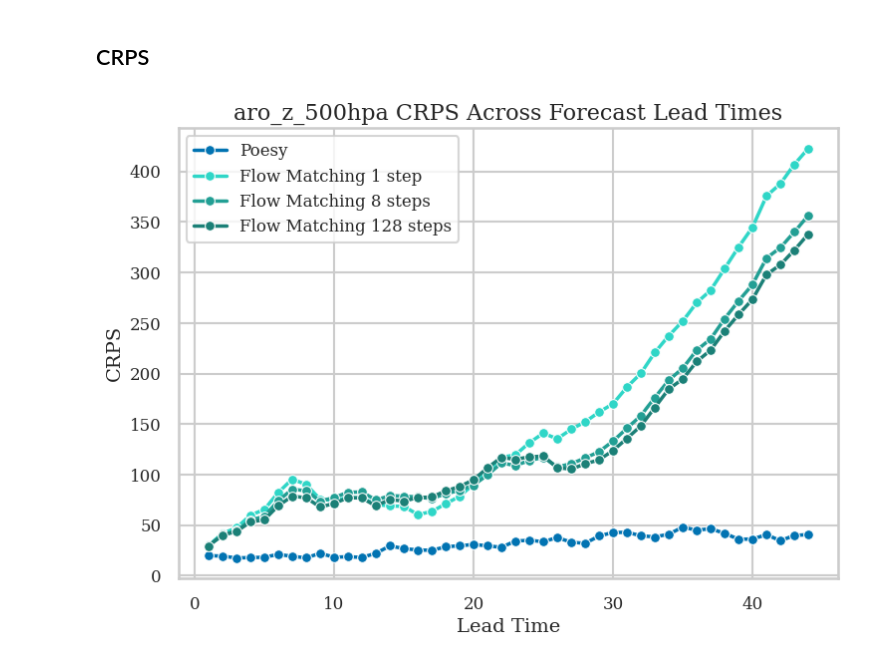
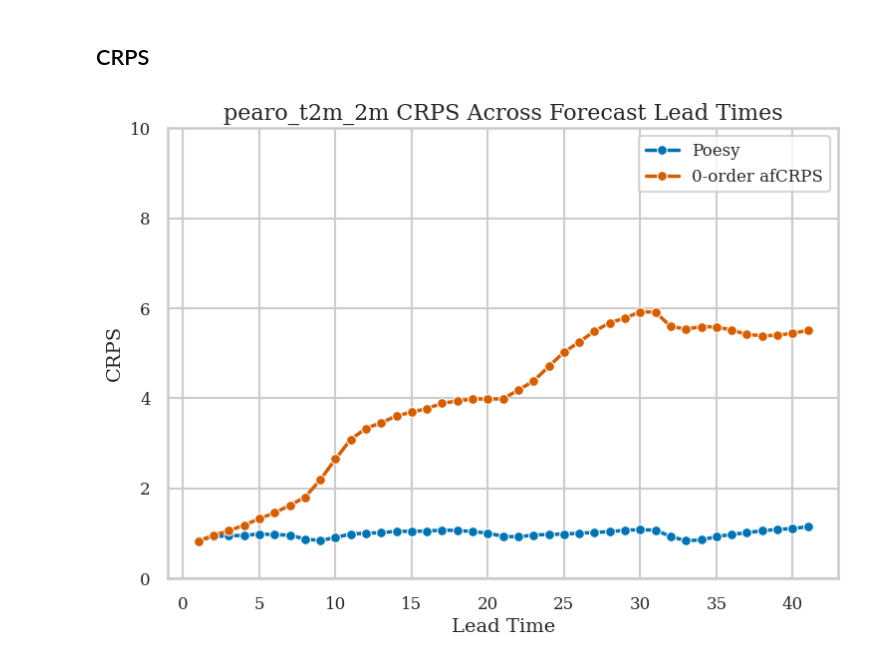
Before and after one commit to AdrienAudren/py4cast, a Jupyter notebook: tbparse.ipynb, the cells around one changed output. Cells and saved outputs as stored; diff of their text form; code cells hidden in the pictures.

```diff
--- a/tbparse.ipynb
+++ b/tbparse.ipynb
@@ -309,14 +501,16 @@ plt.show()
 # %%
-poesy_crps = np.load(f"/data/base/test_poesy/pearo_crps_plot_per_param_{var}.npy")
+poesy_crps = np.load(f"/data/titan_21var/afcrps_0order_5em4/test_poesy_6var_1rlt/pearo_crps_plot_per_param_{var}.npy")
 
-# base_crps = np.load(f"/data/base/test_poesy/preds_crps_plot_per_param_{var}.npy")
+order0_crps = np.load(f"/data/titan_21var/afcrps_0order_5em4/test_poesy_6var_1rlt/preds_crps_plot_per_param_{var}.npy")
 
-# forcing_crps = np.load(f"/data/Unetrpp_crps_8nm_v2/test_poesy/preds_crps_plot_per_param_{var}.npy")
+# base_crps = np.load(f"/data/baseARP/test_poesy/preds_crps_plot_per_param_{var}.npy")
 
-# smooth_crps = np.load(f"/data/Unetrpp_crps_smooth/test_poesy/preds_crps_plot_per_param_{var}.npy")
+# forcing_crps = np.load(f"/data/Unetrpp_crps_forcing_ARP/test_poesy/preds_crps_plot_per_param_{var}.npy")
 
-# stoEPA_crps = np.load(f"/data/Unetrpp_crps_stoEPA/test_poesy/preds_crps_plot_per_param_{var}.npy")
+# # smooth_crps = np.load(f"/data/Unetrpp_crps_smooth/test_poesy/preds_crps_plot_per_param_{var}.npy")
 
-FM_crps = np.load(f"/data/Unetrpp_FM/test_poesy/preds_crps_plot_per_param_{var}.npy")
-FM8_crps = np.load(f"/data/Unetrpp_FM/test_poesy_8steps/preds_crps_plot_per_param_{var}.npy")
-FM128_crps = np.load(f"/data/Unetrpp_FM/test_poesy_128steps/preds_crps_plot_per_param_{var}.npy")
+# # stoEPA_crps = np.load(f"/data/Unetrpp_crps_stoEPA/test_poesy/preds_crps_plot_per_param_{var}.npy")
+
+# FM_crps = np.load(f"/data/Unetrpp_FM_forcing_ARP_v2/test_poesy/preds_crps_plot_per_param_{var}.npy")
+# # FM8_crps = np.load(f"/data/Unetrpp_FM/test_poesy_4steps/preds_crps_plot_per_param_{var}.npy")
+# # FM128_crps = np.load(f"/data/Unetrpp_FM/test_poesy_128steps/preds_crps_plot_per_param_{var}.npy")
@@ -323,32 +519,37 @@ FM128_crps = np.load(f"/data/Unetrpp_FM/test_poesy_128steps/preds_crps_plot_per_
 # %%
+# Use a colorblind-friendly palette
+palette = sns.color_palette("colorblind")
+
 sns.set(style="whitegrid", context="talk", font_scale=1.2)
 plt.rcParams.update({
     "text.usetex": False,
     "font.family": "serif",
     "axes.labelsize": 14,
     "axes.titlesize": 16,
     "legend.fontsize": 12,
     "xtick.labelsize": 12,
     "ytick.labelsize": 12
 })
 
 lead_times = np.arange(1, poesy_crps.shape[0] + 1)
 plt.figure(figsize=(8, 6))
 sns.lineplot(x=lead_times, y=poesy_crps, marker="o", markersize=7, label="Poesy", linewidth=2.5, color=palette[0])
+sns.lineplot(x=lead_times, y=order0_crps, marker="o", markersize=7, label="0-order afCRPS", linewidth=2.5, color=palette[3])
 # sns.lineplot(x=lead_times, y=base_crps, marker="o", markersize=7, label="Base", linewidth=2.5, color=palette[1])
-# sns.lineplot(x=lead_times, y=forcing_crps, marker="o", markersize=7, label="Forcing", linewidth=2.5, color=palette[2])
-# sns.lineplot(x=lead_times, y=smooth_crps, marker="o", markersize=7, label="Smooth", linewidth=2.5, color=palette[3])
-# sns.lineplot(x=lead_times, y=stoEPA_crps, marker="o", markersize=7, label="Stochastic EPA", linewidth=2.5, color=palette[4])
-sns.lineplot(x=lead_times, y=FM_crps, marker="o", markersize=7, label="Flow Matching 1 step", linewidth=2.5, color="#2fd6c7")
-sns.lineplot(x=lead_times, y=FM8_crps, marker="o", markersize=7, label="Flow Matching 8 steps", linewidth=2.5, color="#229f94")
-sns.lineplot(x=lead_times, y=FM128_crps, marker="o", markersize=7, label="Flow Matching 128 steps", linewidth=2.5, color="#1b8077")
+# sns.lineplot(x=lead_times, y=forcing_crps, marker="o", markersize=7, label="CRPS", linewidth=2.5, color=palette[2])
+# # sns.lineplot(x=lead_times, y=smooth_crps, marker="o", markersize=7, label="Smooth", linewidth=2.5, color=palette[3])
+# # sns.lineplot(x=lead_times, y=stoEPA_crps, marker="o", markersize=7, label="Stochastic EPA", linewidth=2.5, color=palette[4])
+# sns.lineplot(x=lead_times, y=FM_crps, marker="o", markersize=7, label="Flow Matching 1 step", linewidth=2.5, color="#2fd6c7")
+# # sns.lineplot(x=lead_times, y=FM8_crps, marker="o", markersize=7, label="Flow Matching 4 steps", linewidth=2.5, color="#229f94")
+# # sns.lineplot(x=lead_times, y=FM128_crps, marker="o", markersize=7, label="Flow Matching 128 steps", linewidth=2.5, color="#1b8077")
 
 # Labels and title
 plt.xlabel("Lead Time")
 plt.ylabel("CRPS")
+plt.ylim(0, 10)
 plt.title(f"{var} CRPS Across Forecast Lead Times")
 plt.legend(loc="best", frameon=True)
 plt.tight_layout()
 plt.show()
 # %% [output]
-[figure, old version]
+[figure, new version]
```
Also changed, not shown: parts of 29 cells of this notebook, 28 other files.
